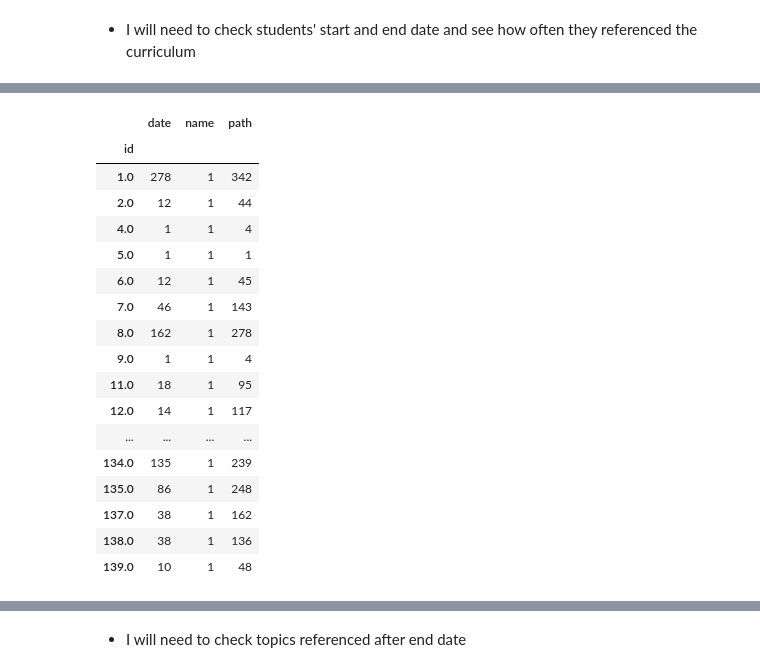
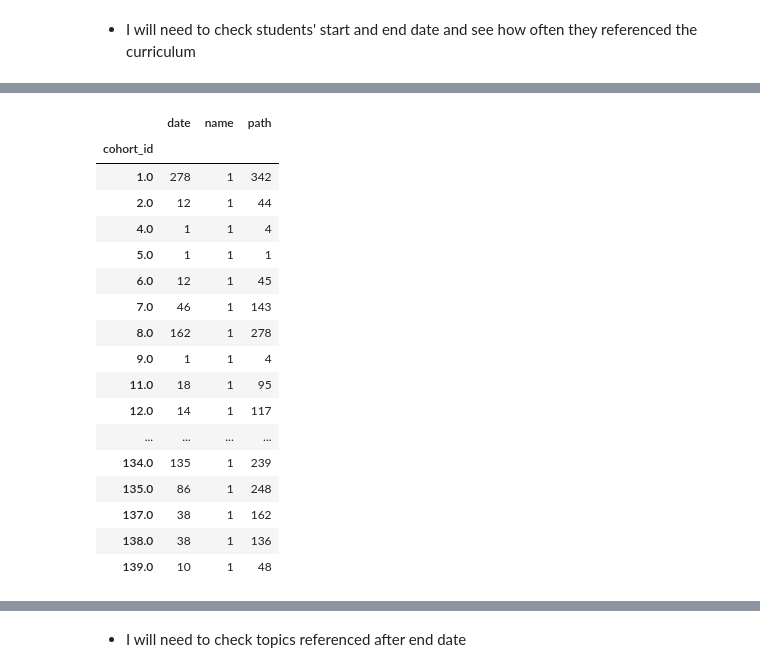
Before and after one commit to veronica-f-reyes/anomaly_detection_project, a Jupyter notebook: anomaly_detection_project.ipynb, the cells around one changed output, grey strips where cells are left out. Cells and saved outputs as stored; diff of their text form; code cells hidden in the pictures.

```diff
--- a/anomaly_detection_project.ipynb
+++ b/anomaly_detection_project.ipynb
@@ -351,3 +349,0 @@ sns.pairplot(df)
-# %%
-#Combine date and time columns into one date-time column to use for indexing
-df = df.set_index(pd.to_datetime(df.date + ' ' + df.time))
@@ -386,2 +522,5 @@ df.path.value_counts().head(20).plot.barh(
 # %% [markdown]
 - I will need to check students' start and end date and see how often they referenced the curriculum
+# %%
+#Create a new column 'is_active' to check against for entries while student was active in the program
+df['is_active'] = np.where(((df['date'] > df['start_date']) & (df['date'] < df['end_date'])), 1, 0)
@@ -397,10 +644,10 @@ Index(['Unnamed: 0', 'id', 'name', 'slack', 'start_date', 'end_date',
 # %%
-#Let's take a look at IP counts
-id_counts = df.groupby(['id'])['date','name','path'].nunique()
-id_counts
+#Let's take a look at ID counts
+cohort_id_counts = df.groupby(['cohort_id'])['date','name','path'].nunique()
+cohort_id_counts
 # %% [output]
 |  | date | name | path |
-| id |  |  |  |
+| cohort_id |  |  |  |
 | 1.0 | 278 | 1 | 342 |
 | 2.0 | 12 | 1 | 44 |
 | 4.0 | 1 | 1 | 4 |
```
Also changed, not shown: parts of 88 cells of this notebook, 1 other file.
